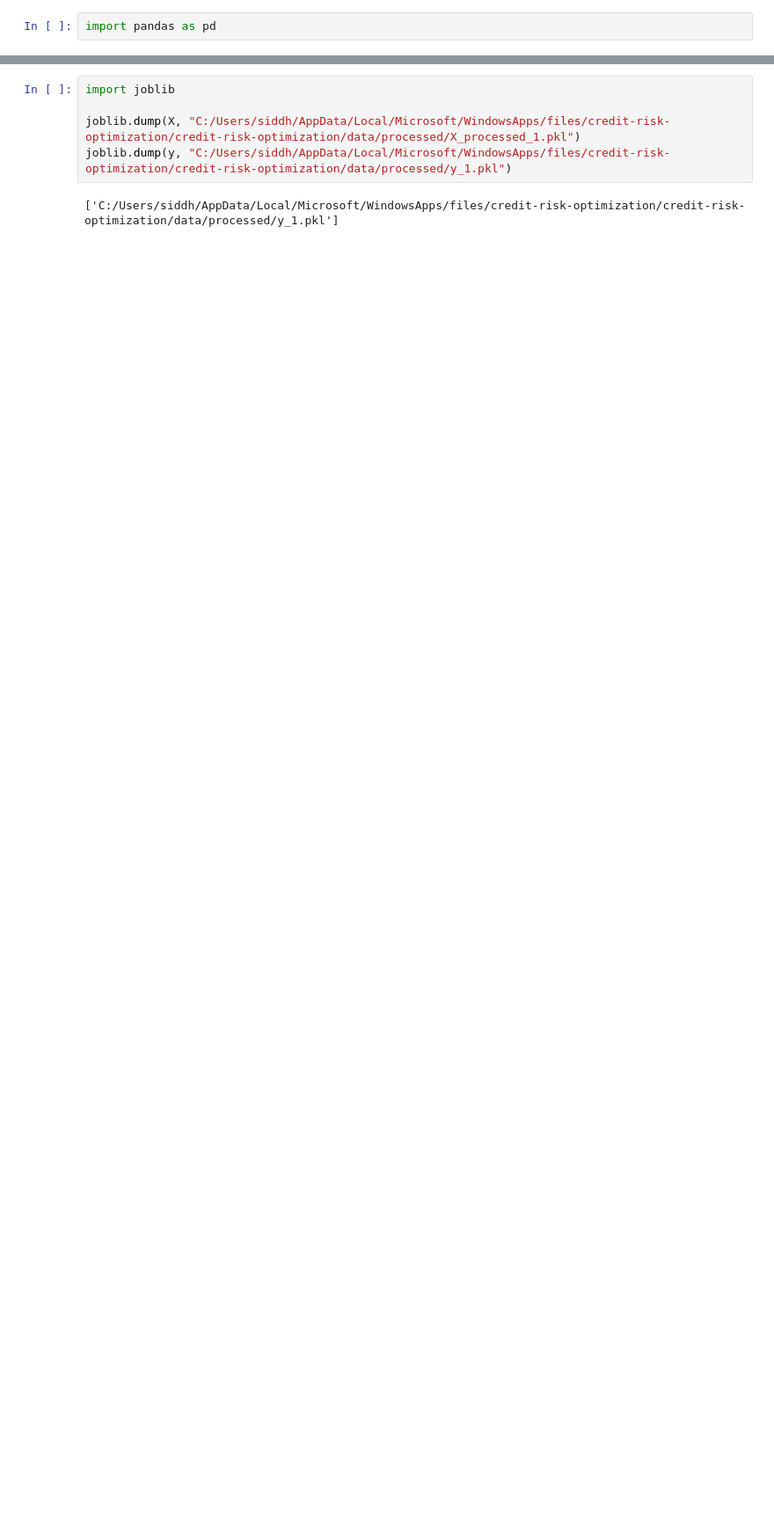
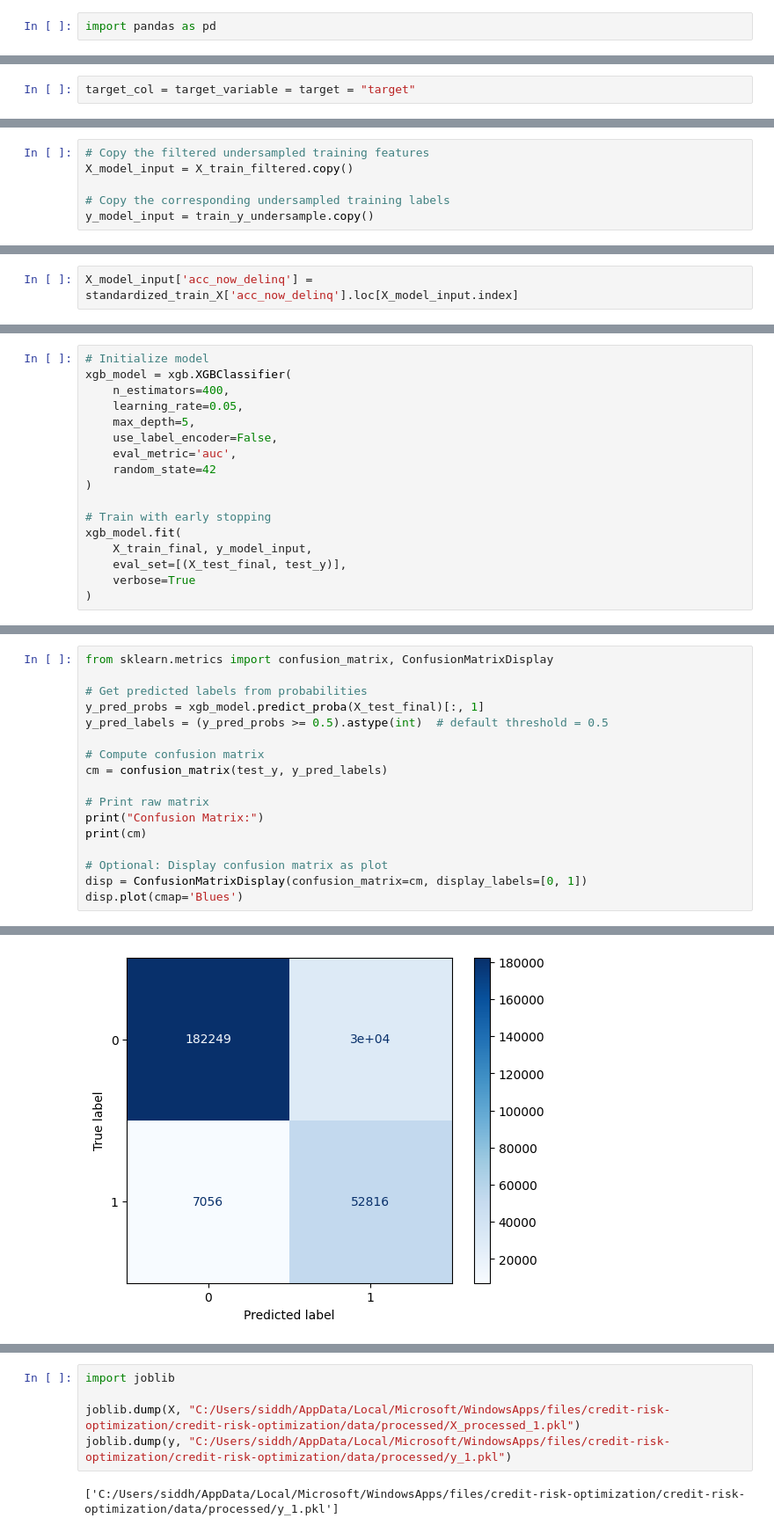
Before and after one commit to siddhantgopi/credit-risk-optimization, a Jupyter notebook: notebooks/02_Preprocessing.ipynb, the cells around one changed output, grey strips where cells are left out. Shown at 88% size. Cells and saved outputs as stored; diff of their text form; blank space fills up the shorter version.

Commit message:
Preprocessed extra data and modeled

```diff
--- a/notebooks/02_Preprocessing.ipynb
+++ b/notebooks/02_Preprocessing.ipynb
@@ -430,0 +210,2 @@ Name: target, Length: 1860331, dtype: int64
+# %%
+target_col = target_variable = target = "target"
@@ -430,0 +374,6 @@ Name: target, Length: 1860331, dtype: int64
+# %%
+# Copy the filtered undersampled training features
+X_model_input = X_train_filtered.copy()
+
+# Copy the corresponding undersampled training labels
+y_model_input = train_y_undersample.copy()
@@ -430,0 +389,2 @@ Name: target, Length: 1860331, dtype: int64
+# %%
+X_model_input['acc_now_delinq'] = standardized_train_X['acc_now_delinq'].loc[X_model_input.index]
@@ -430,0 +494,17 @@ Name: target, Length: 1860331, dtype: int64
+# %%
+# Initialize model
+xgb_model = xgb.XGBClassifier(
+    n_estimators=400,
+    learning_rate=0.05,
+    max_depth=5,
+    use_label_encoder=False,
+    eval_metric='auc',
+    random_state=42
+)
+
+# Train with early stopping
+xgb_model.fit(
+    X_train_final, y_model_input,
+    eval_set=[(X_test_final, test_y)],
+    verbose=True
+)
@@ -430,0 +603,18 @@ Name: target, Length: 1860331, dtype: int64
+# %%
+from sklearn.metrics import confusion_matrix, ConfusionMatrixDisplay
+
+# Get predicted labels from probabilities
+y_pred_probs = xgb_model.predict_proba(X_test_final)[:, 1]
+y_pred_labels = (y_pred_probs >= 0.5).astype(int)  # default threshold = 0.5
+
+# Compute confusion matrix
+cm = confusion_matrix(test_y, y_pred_labels)
+
+# Print raw matrix
+print("Confusion Matrix:")
+print(cm)
+
+# Optional: Display confusion matrix as plot
+disp = ConfusionMatrixDisplay(confusion_matrix=cm, display_labels=[0, 1])
+disp.plot(cmap='Blues')
+# %% [output]
@@ -430,0 +625 @@ Name: target, Length: 1860331, dtype: int64
+[figure, added]
```
Also changed, not shown: parts of 88 cells of this notebook.
